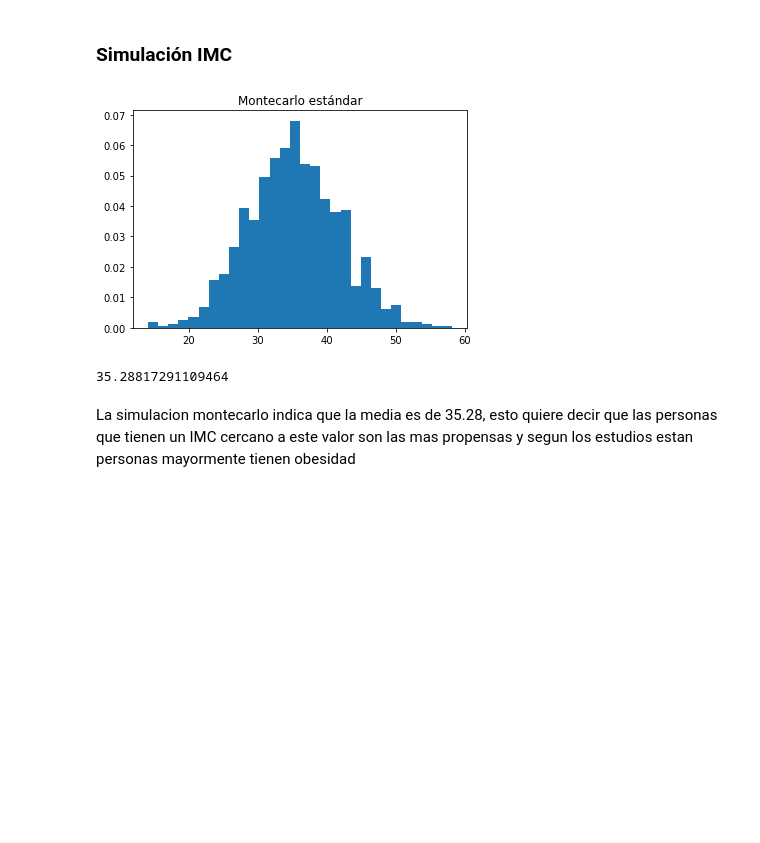
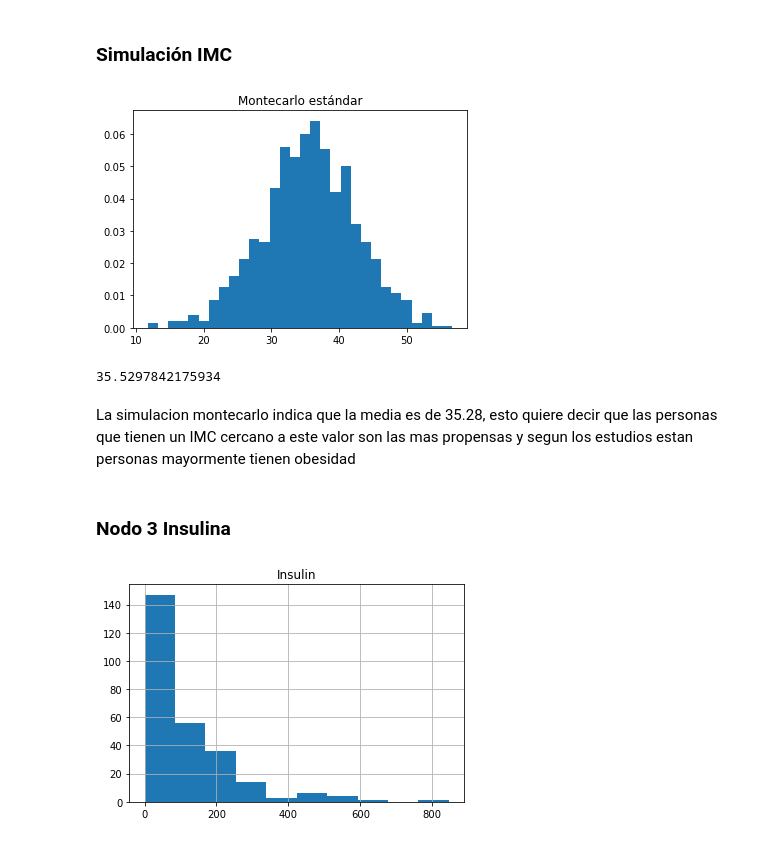
Before and after one commit to Carolina1002/PROYECTO_CBARBA_MAOCHOA, a Jupyter notebook: Proyecto_CBARBA_MAOCHOA.ipynb, the cells around one changed output. Saved outputs shown, nothing was run; the diff lists cells and outputs as text; code cells hidden in the pictures; blank space fills up the shorter version.

```diff
--- a/Proyecto_CBARBA_MAOCHOA.ipynb
+++ b/Proyecto_CBARBA_MAOCHOA.ipynb
@@ -53,8 +53,8 @@ import numpy as np
 import scipy.stats as st
 from scipy import optimize as opt
 # %%
-data = pd.read_csv(r'C:\Users\Caro\Documents\Carolina\Semestre 7\SPF\Proyecto_CBARBA_MAOCHOA\diabetes.csv') #imporatción de datos
-#data = pd.read_csv(r"C:\Users\marco\Downloads\PROYECTO_CBARBA_MAOCHOA\diabetes.csv")
+#data = pd.read_csv(r'C:\Users\Caro\Documents\Carolina\Semestre 7\SPF\Proyecto_CBARBA_MAOCHOA\diabetes.csv') #imporatción de datos
+data = pd.read_csv(r"C:\Users\marco\Downloads\PROYECTO_CBARBA_MAOCHOA\diabetes.csv")
 data.head()
 # %% [output]
 |  | Pregnancies | Glucose | BloodPressure | SkinThickness | Insulin | BMI | DiabetesPedigreeFunction | Age | ... |
@@ -331,7 +333,18 @@ plt.title('Montecarlo estándar')
 plt.show()
 montecarlo_standar.mean()
 # %% [output]
-[figure, old version]
+[figure, new version]
-35.28817291109464
+35.5297842175934
 # %% [markdown]
 La simulacion montecarlo indica que la media es de 35.28, esto quiere decir que las personas que tienen un IMC cercano a este valor son las mas propensas y segun los estudios estan personas mayormente tienen obesidad
+# %% [markdown]
+### Nodo 3 Insulina
+# %%
+strokes_insu = data.loc[data['Outcome']==1]
+ins = strokes_insu['Insulin'].dropna()
+ins= pd.DataFrame(ins)
+ins=ins.set_index(np.arange(len(ins)))
+ins.hist()
+plt.show()
+# %% [output]
+[figure, added]
```
Also changed, not shown: parts of 41 cells of this notebook.
